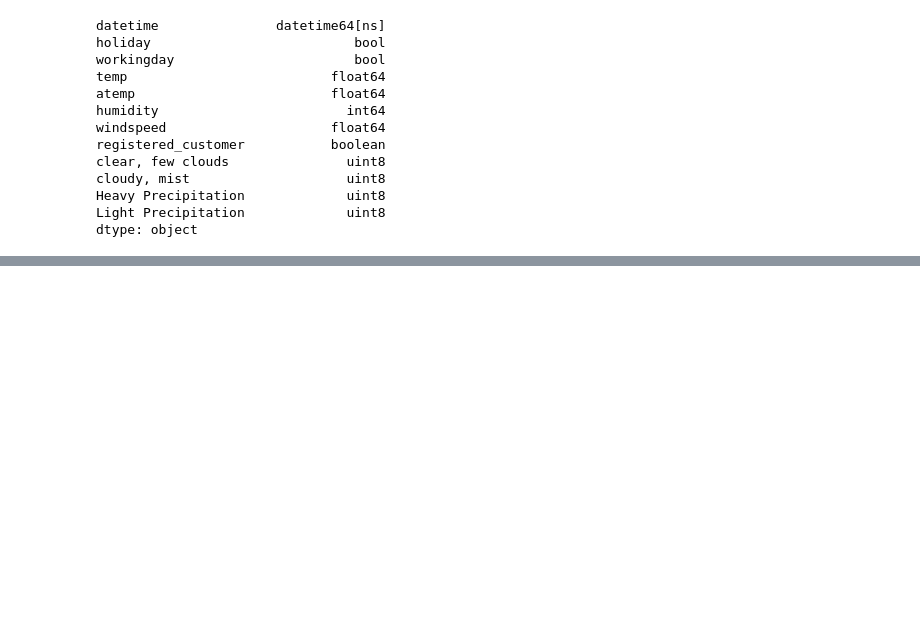
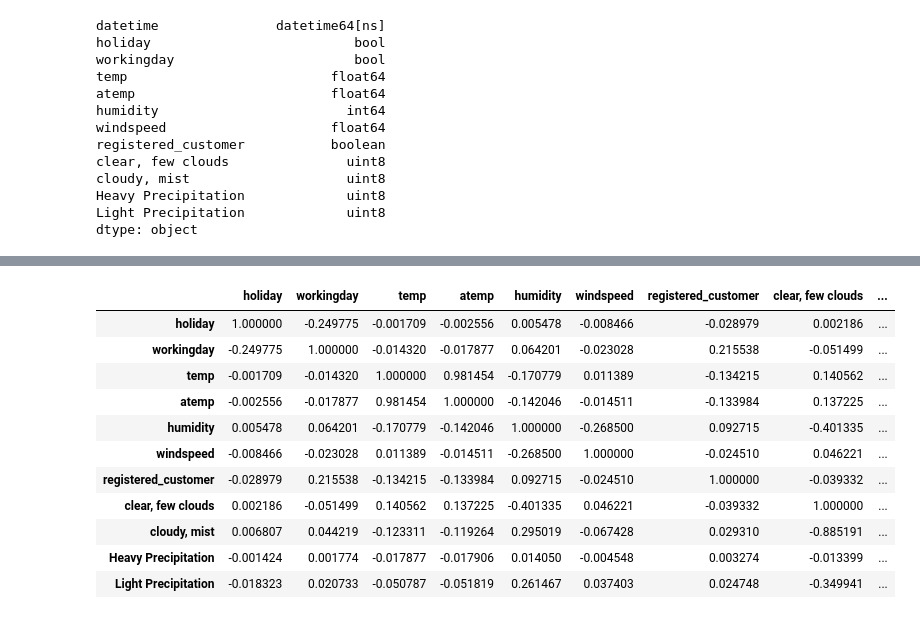
Before and after one commit to LeonBeyer123/Business_Intelligence, a Jupyter notebook: Aufgabe 1.ipynb, the cells around one changed output, grey strips where cells are left out. Cells and saved outputs as stored; diff of their text form; code cells hidden in the pictures; blank space fills up the shorter version.

```diff
--- a/Aufgabe 1.ipynb
+++ b/Aufgabe 1.ipynb
@@ -204,0 +218,16 @@ dataset.head()
+# %%
+corr = dataset.corr()
+corr
+# %% [output]
+|  | holiday | workingday | temp | atemp | humidity | windspeed | registered_customer | clear, few clouds | ... |
+| holiday | 1.000000 | -0.249775 | -0.001709 | -0.002556 | 0.005478 | -0.008466 | -0.028979 | 0.002186 | ... |
+| workingday | -0.249775 | 1.000000 | -0.014320 | -0.017877 | 0.064201 | -0.023028 | 0.215538 | -0.051499 | ... |
+| temp | -0.001709 | -0.014320 | 1.000000 | 0.981454 | -0.170779 | 0.011389 | -0.134215 | 0.140562 | ... |
+| atemp | -0.002556 | -0.017877 | 0.981454 | 1.000000 | -0.142046 | -0.014511 | -0.133984 | 0.137225 | ... |
+| humidity | 0.005478 | 0.064201 | -0.170779 | -0.142046 | 1.000000 | -0.268500 | 0.092715 | -0.401335 | ... |
+| windspeed | -0.008466 | -0.023028 | 0.011389 | -0.014511 | -0.268500 | 1.000000 | -0.024510 | 0.046221 | ... |
+| registered_customer | -0.028979 | 0.215538 | -0.134215 | -0.133984 | 0.092715 | -0.024510 | 1.000000 | -0.039332 | ... |
+| clear, few clouds | 0.002186 | -0.051499 | 0.140562 | 0.137225 | -0.401335 | 0.046221 | -0.039332 | 1.000000 | ... |
+| cloudy, mist | 0.006807 | 0.044219 | -0.123311 | -0.119264 | 0.295019 | -0.067428 | 0.029310 | -0.885191 | ... |
+| Heavy Precipitation | -0.001424 | 0.001774 | -0.017877 | -0.017906 | 0.014050 | -0.004548 | 0.003274 | -0.013399 | ... |
+| Light Precipitation | -0.018323 | 0.020733 | -0.050787 | -0.051819 | 0.261467 | 0.037403 | 0.024748 | -0.349941 | ... |
```
Also changed, not shown: parts of 4 cells of this notebook.
